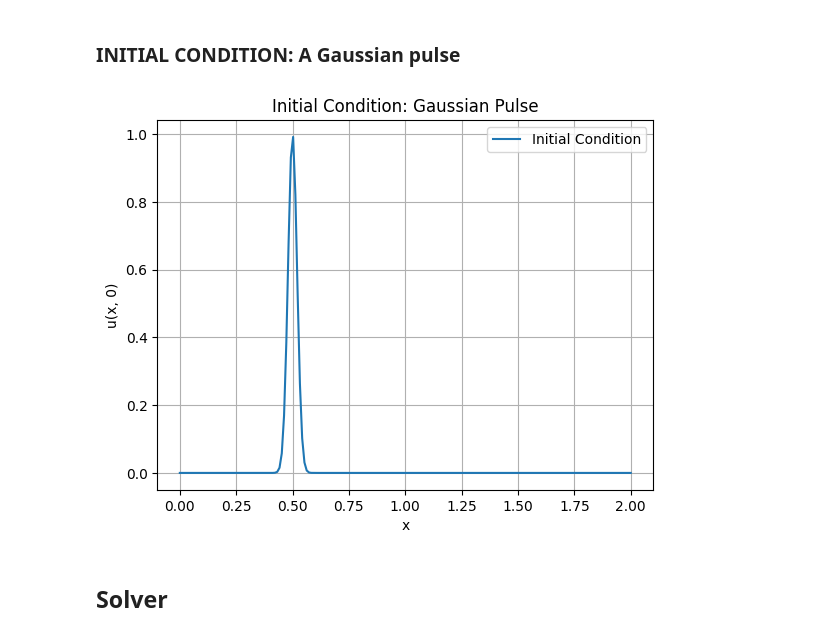
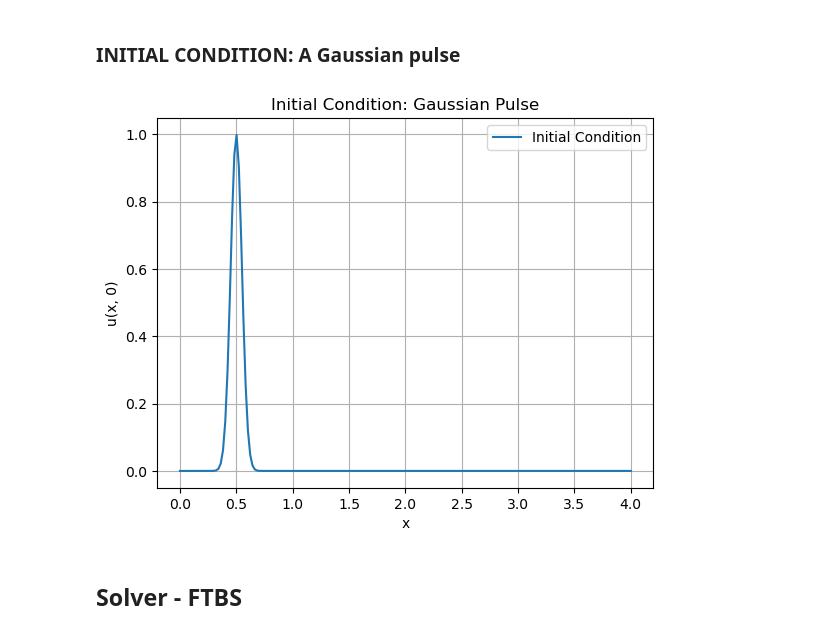
Before and after one commit to harishragul/cfd, a Jupyter notebook: exercise/1d_advection.ipynb, the cells around one changed output. Saved outputs shown, nothing was run; the diff lists cells and outputs as text; code cells hidden in the pictures.

```diff
--- a/exercise/1d_advection.ipynb
+++ b/exercise/1d_advection.ipynb
@@ -6,7 +6,7 @@ import matplotlib.pyplot as plt
 # %% [markdown]
 ### Domain Setup
 # %%
-L = 2.0 # Length of the domain
+L = 4 # Length of the domain
 N = 200 # Number of grid points
 
 dx = L / N # Grid spacing
@@ -14,15 +14,15 @@ dx = L / N # Grid spacing
 print("Grid spacing (dx):", dx)
 
 x = np.linspace(0, L, N) # Grid points
-print("Grid points (x):", x)
 
 c = 1.0
-cfl = 0.8
+cfl = 0.8 # CFL number
 
 dt = cfl * dx / c # Time step size
 print("Time step size (dt):", dt)
 
-T = N * dt # Total simulation time
+nt = 100 # Number of time steps
+T = nt * dt # Total simulation time
 print("Total simulation time (T):", T)
 
 plt.plot(x, np.zeros_like(x), label='Grid Points')
@@ -55,20 +41,20 @@ Total simulation time (T): 1.6
 ### INITIAL CONDITION: A Gaussian pulse
 # %%
 x0 = 0.5 # Initial position of the pulse
-sigma = 0.02 # Width of the pulse
+sigma = 0.05 # Width of the pulse
 
 u0 = np.exp(-((x - x0) ** 2) / (2 * sigma ** 2)) # Initial condition
 plt.plot(x, u0, label='Initial Condition')
 plt.title('Initial Condition: Gaussian Pulse')
 plt.xlabel('x')
 plt.ylabel('u(x, 0)')
 plt.legend()
 plt.grid()
 plt.show()
 # %% [output]
-[figure, old version]
+[figure, new version]
 # %% [markdown]
-## Solver
+## Solver - FTBS
 # %%
 def advection_ftbs(u, c, dt, dx):
     u_new = np.copy(u)
```
Also changed, not shown: parts of 6 cells of this notebook, 7 other files.
